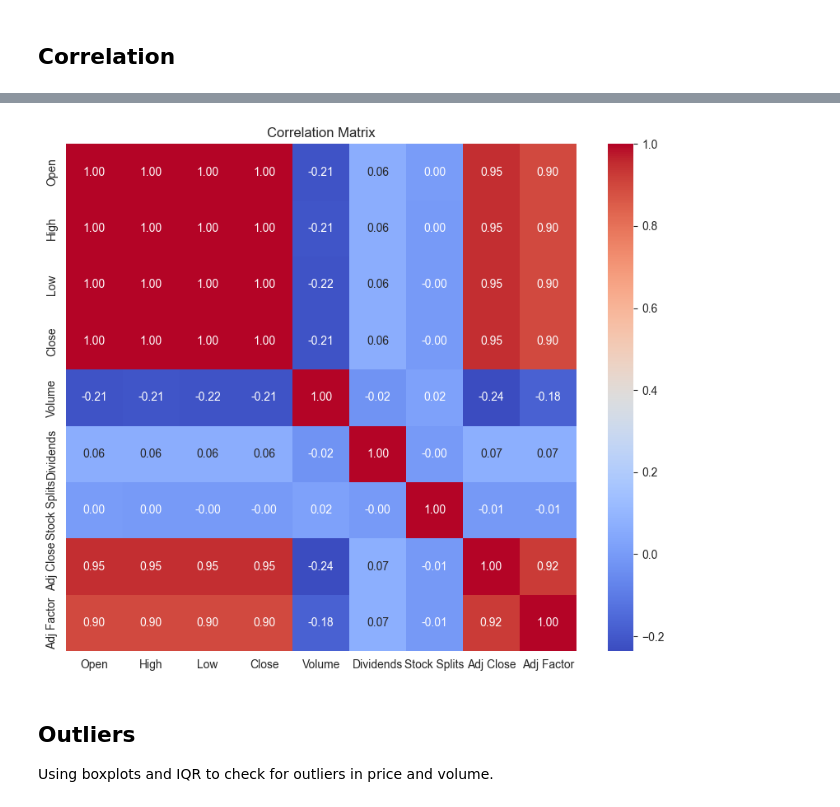
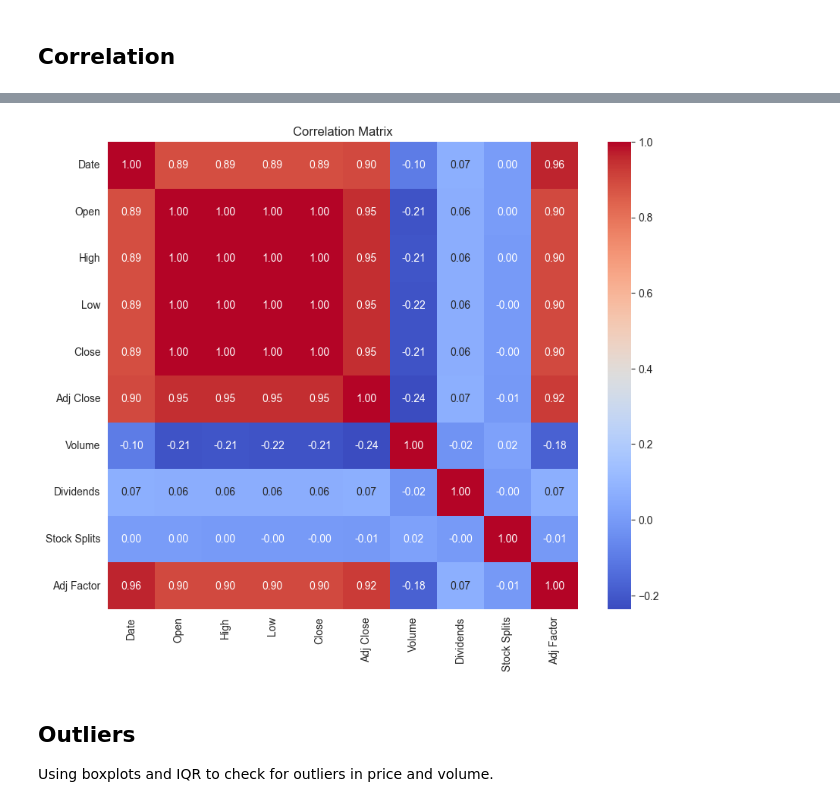
Before and after one commit to abdubakr77/IBM-Stock-Forecasting-RNN-LSTM-GRU, a Jupyter notebook: notebooks/01_eda.ipynb, the cells around one changed output, grey strips where cells are left out. Saved outputs shown, nothing was run; the diff lists cells and outputs as text; code cells hidden in the pictures.

Commit message:
analysis: expand IBM stock EDA visualizations and analysis

```diff
--- a/notebooks/01_eda.ipynb
+++ b/notebooks/01_eda.ipynb
@@ -127,0 +202,11 @@ df[df["days_gap"] == 7]
+# %%
+df["high_low_range"] = df["High"] - df["Low"]
+df["open_close_range"] = (df["Close"] - df["Open"]).abs()
+
+plt.plot(df["Date"], df["high_low_range"], label="High Low Range")
+plt.plot(df["Date"], df["open_close_range"], label="Open Close Range")
+plt.legend()
+plt.title("IBM HL Range vs OC Range Over Time")
+plt.xlabel("Date")
+plt.ylabel("Price")
+plt.show()
@@ -181,10 +250,10 @@ corr
 # %%
 plt.figure(figsize=(10, 8))
-sns.heatmap(corr, annot=True, cmap="coolwarm", fmt=".2f")
+sns.heatmap(df.corr(), annot=True, cmap="coolwarm", fmt=".2f")
 plt.title("Correlation Matrix")
 plt.show()
 # %% [output]
-[figure, old version]
+[figure, new version]
 # %% [markdown]
 ## Outliers
 Using boxplots and IQR to check for outliers in price and volume.
```
Also changed, not shown: parts of 29 cells of this notebook.
